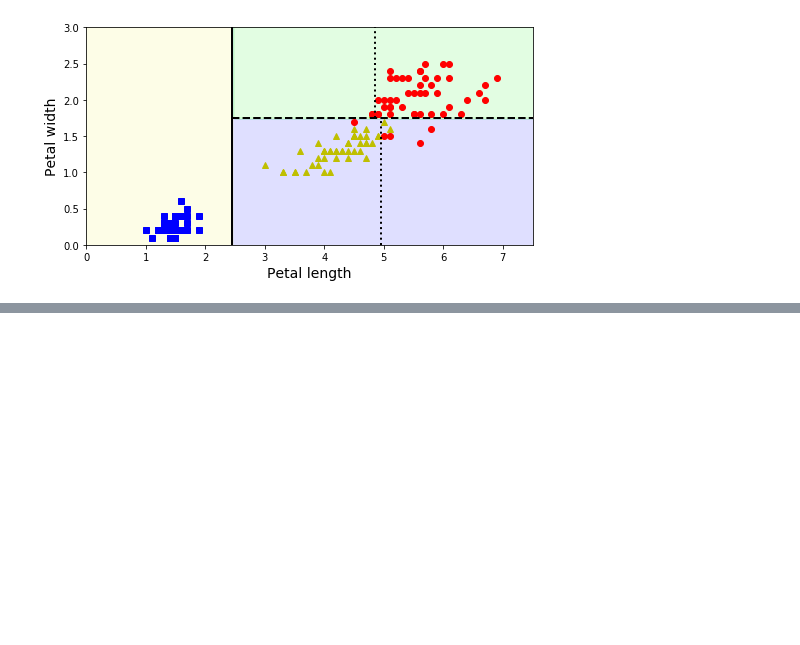
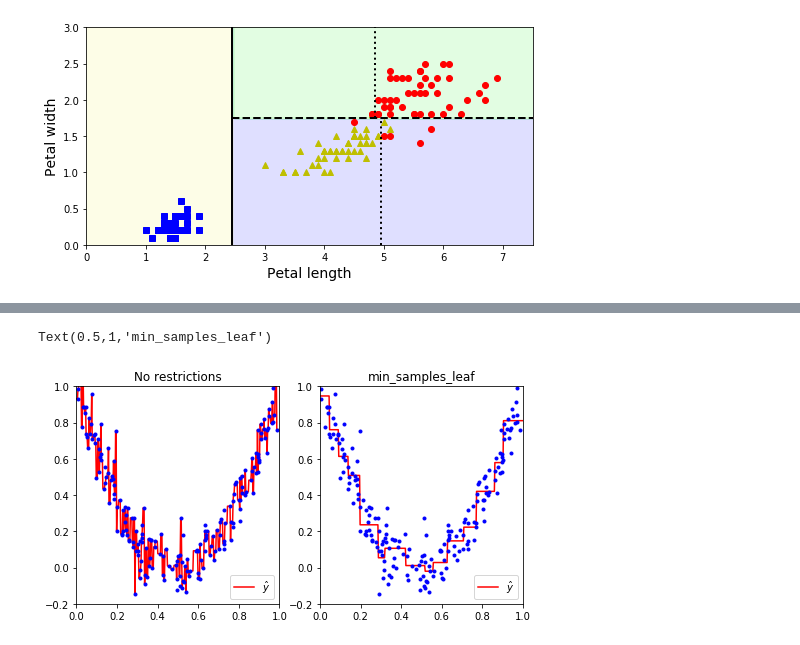
Before and after one commit to JackDemo/hands-on-ml-with-sklearn-and-tf, a Jupyter notebook: Section_6.ipynb, the cells around one changed output, grey strips where cells are left out. Cells and saved outputs as stored; diff of their text form; code cells hidden in the pictures; blank space fills up the shorter version.

```diff
--- a/Section_6.ipynb
+++ b/Section_6.ipynb
@@ -80,0 +248,12 @@ plt.plot([4.85, 4.85], [1.75, 3], "k:", linewidth=2)
+# %%
+plt.figure(figsize=(8,4))
+plt.subplot(121)
+plot_regressiontree_result(tree_reg3,X,y,[0,1,-0.2,1])
+plt.title("No restrictions")
+
+plt.subplot(122)
+plot_regressiontree_result(tree_reg4,X,y,[0,1,-0.2,1])
+plt.title("min_samples_leaf")
+# %% [output]
+Text(0.5,1,'min_samples_leaf')
+[figure, added]
```
Also changed, not shown: parts of 33 cells of this notebook, 9 other files.
